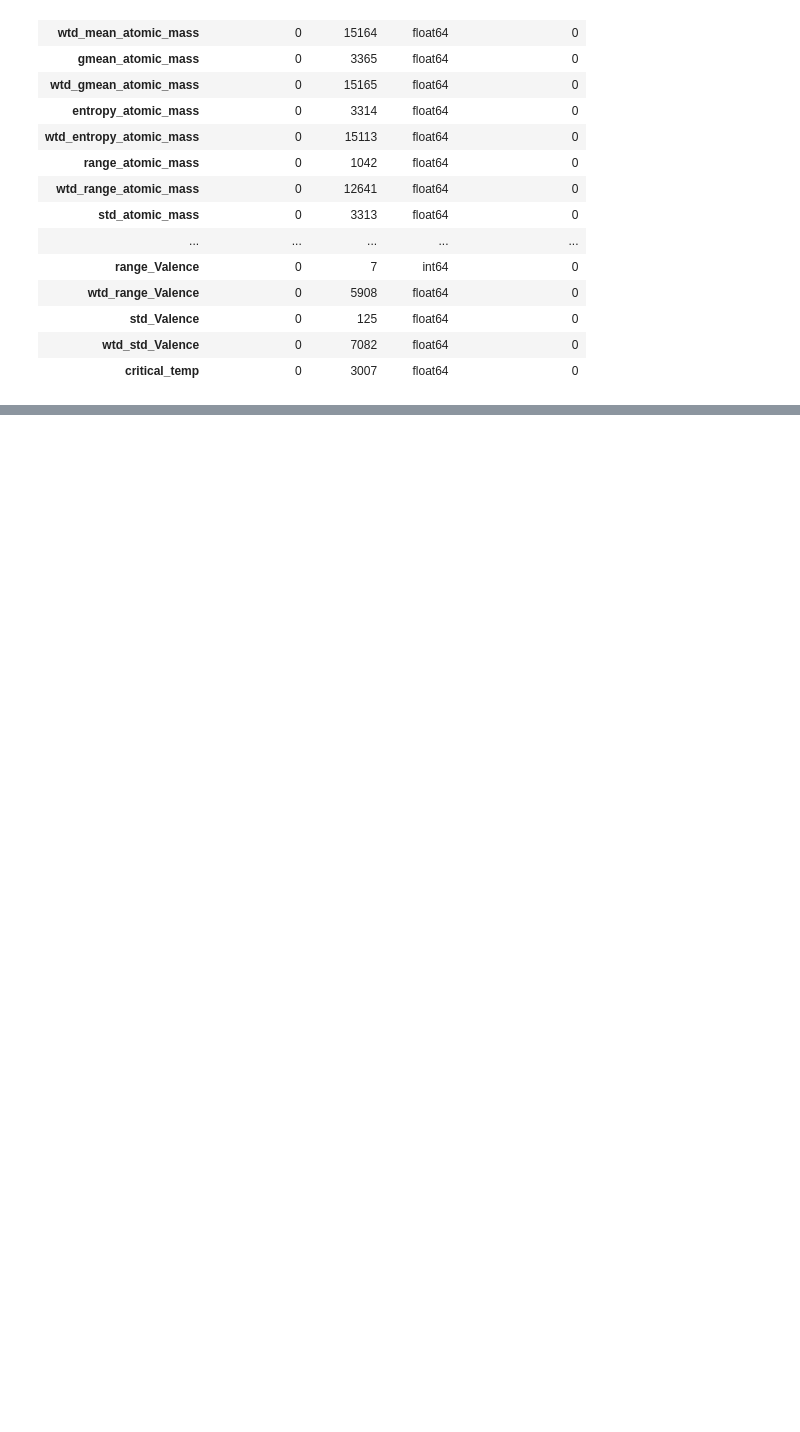
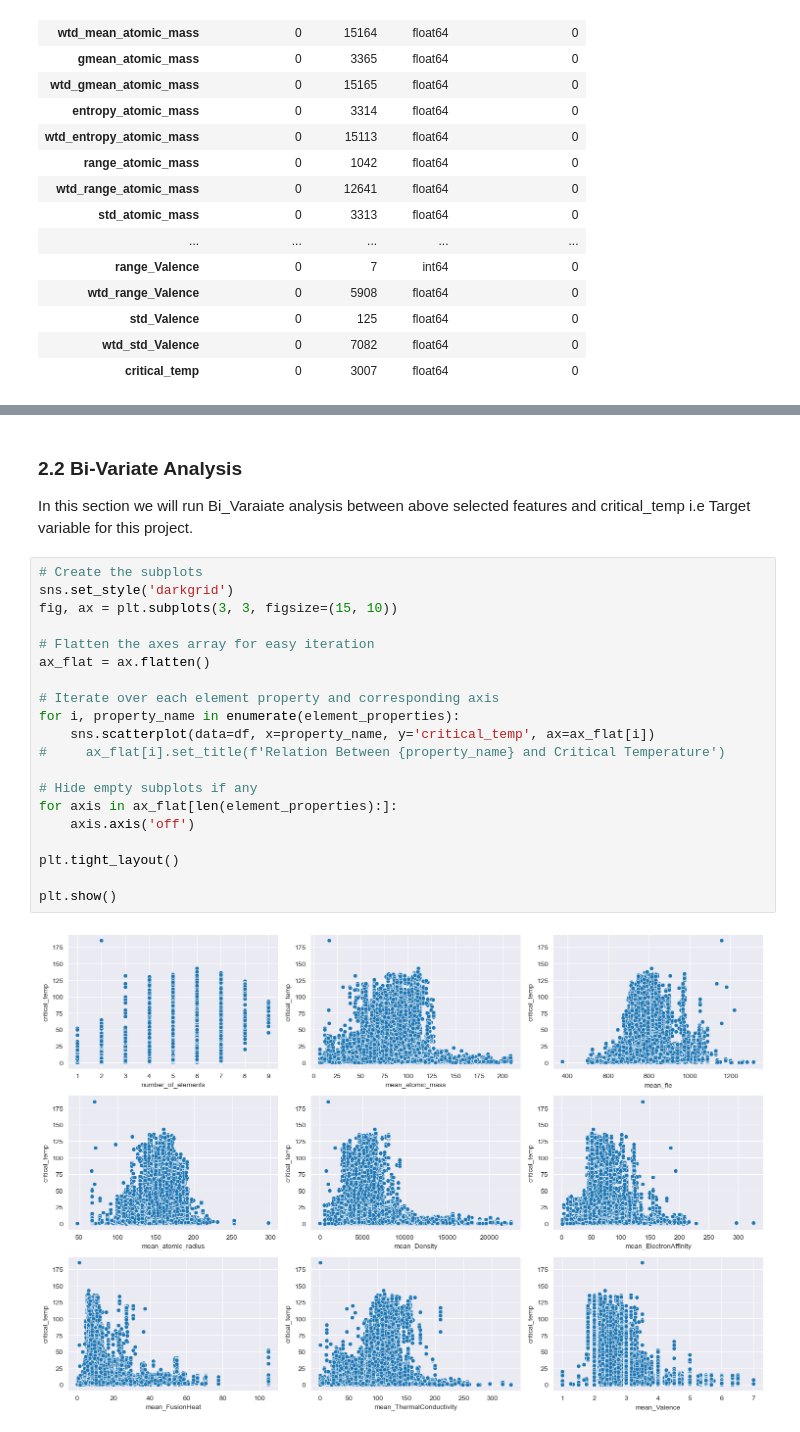
Before and after one commit to MohdSharik99/Predicting_critical_temperature_of_supeconductors, a Jupyter notebook: Experiments.ipynb, the cells around one changed output, grey strips where cells are left out. Saved outputs shown, nothing was run; the diff lists cells and outputs as text; blank space fills up the shorter version.

Commit message:
EDA with Bivariate analysis

```diff
--- a/Experiments.ipynb
+++ b/Experiments.ipynb
@@ -93,0 +145,26 @@ plt.show()
+# %% [markdown]
+### 2.2 Bi-Variate Analysis
+
+In this section we will run Bi_Varaiate analysis between above selected features and critical_temp i.e Target variable for this project.
+# %%
+# Create the subplots
+sns.set_style('darkgrid')
+fig, ax = plt.subplots(3, 3, figsize=(15, 10))
+
+# Flatten the axes array for easy iteration
+ax_flat = ax.flatten()
+
+# Iterate over each element property and corresponding axis
+for i, property_name in enumerate(element_properties):
+    sns.scatterplot(data=df, x=property_name, y='critical_temp', ax=ax_flat[i])
+#     ax_flat[i].set_title(f'Relation Between {property_name} and Critical Temperature')
+
+# Hide empty subplots if any
+for axis in ax_flat[len(element_properties):]:
+    axis.axis('off')
+
+plt.tight_layout()
+
+plt.show()
+# %% [output]
+[figure, added]
```
Also changed, not shown: parts of 10 cells of this notebook.
